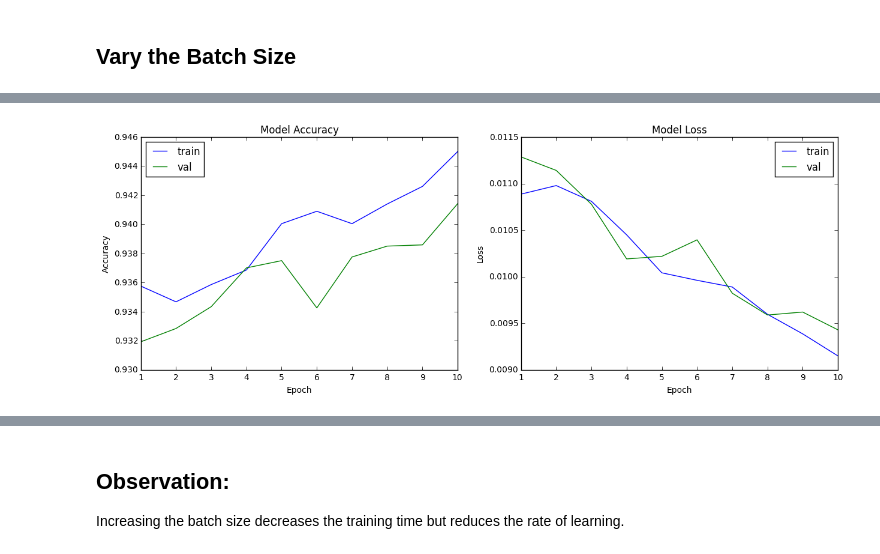
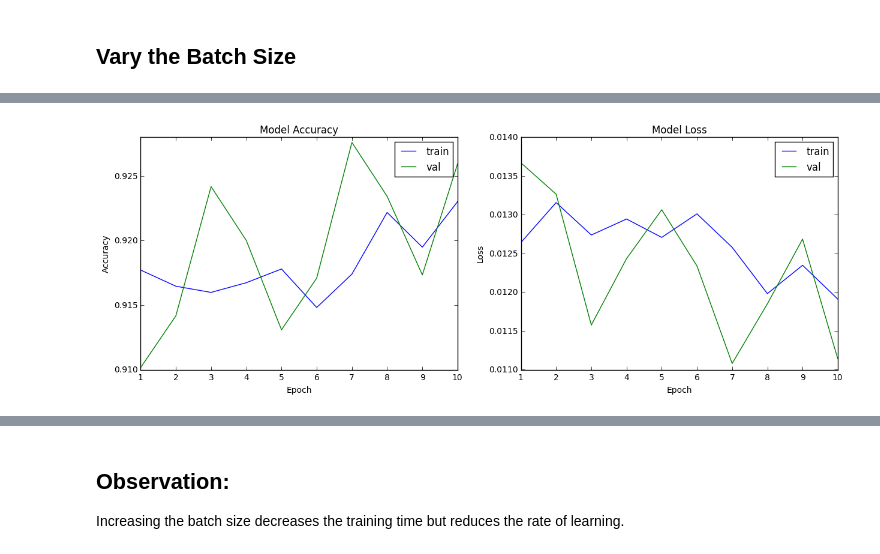
Before and after one commit to parneetk/Neural-Networks-in-Keras, a Jupyter notebook: 01_neural_networks.ipynb, the cells around one changed output, grey strips where cells are left out. Cells and saved outputs as stored; diff of their text form; code cells hidden in the pictures.

```diff
--- a/01_neural_networks.ipynb
+++ b/01_neural_networks.ipynb
@@ -51,13 +71,15 @@ from keras.optimizers import SGD
 # %%
-# Initialize model
-model = Sequential()
-# Add layers
-model.add(Dense(100, input_dim = num_input_nodes),)
-model.add(Activation('sigmoid'))
-# To add ReLu instead of sigmoid: model.add(Activation('relu'))
-# combine above 2 layers: model.add(Dense(100, input_dim=784),Activation('sigmoid'))
-model.add(Dense(num_classes))
-model.add(Activation('softmax'))
-# define optimizer, loss function
-sgd = SGD(lr=0.01)
-model.compile(optimizer=sgd, loss='mse', metrics=['accuracy'])
+def simple_nn():
+    # Initialize model
+    model = Sequential()
+    # Add an input layer and a hidden layer
+    model.add(Dense(100, input_dim = num_input_nodes))
+    # Add activation layer to add non-linearity
+    model.add(Activation('sigmoid'))
+    # To add ReLu instead of sigmoid: model.add(Activation('relu'))
+    # combine above 2 layers: model.add(Dense(100, input_dim=784),Activation('sigmoid'))
+    # Add output layer
+    model.add(Dense(num_classes))
+    # Add softmax layer
+    model.add(Activation('softmax'))
+    return model
@@ -82,0 +86,7 @@ ________________________________________________________________________________
+# %%
+model = simple_nn()
+# define optimizer, loss function
+sgd = SGD(lr=0.01)
+model.compile(optimizer=sgd, loss='mse', metrics=['accuracy'])
+# Print model information
+model.summary()
@@ -221,15 +265,16 @@ Accuracy on test data is: 93.52
 # %%
-# decrease the batch size
-sgd = SGD(lr=0.1)
-model.compile(optimizer=sgd, loss='mse', metrics=['accuracy'])
+# Decrease the batch size
+# Define model
+model = simple_nn()
+model.compile(optimizer='adam', loss='mse', metrics=['accuracy'])
 # Train the model
 start = time.time()
 model_info = model.fit(train_features, train_labels, batch_size=32, nb_epoch=10, verbose=0, validation_split=0.2)
 end = time.time()
 # plot model history
 plot_model_history(model_info)
 print "Model took %0.2f seconds to train"%(end - start)
 # compute test accuracy
 print "Accuracy on test data is: %0.2f"%accuracy(test_features, test_labels, model)
 # %% [output]
-[figure, old version]
+[figure, new version]
```
Also changed, not shown: parts of 35 cells of this notebook.
